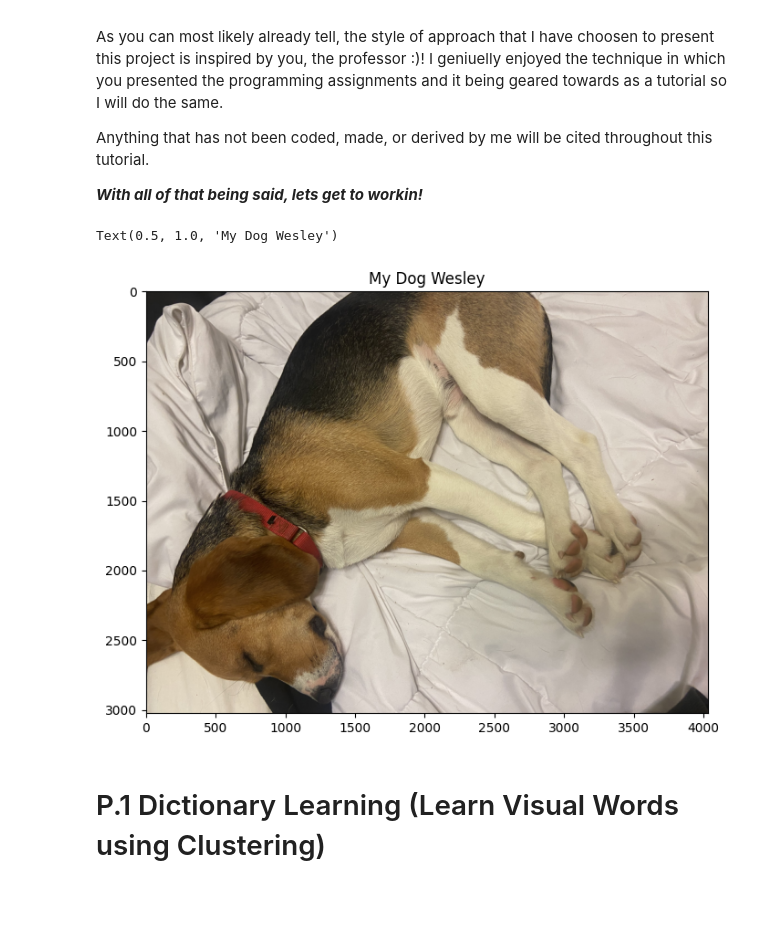
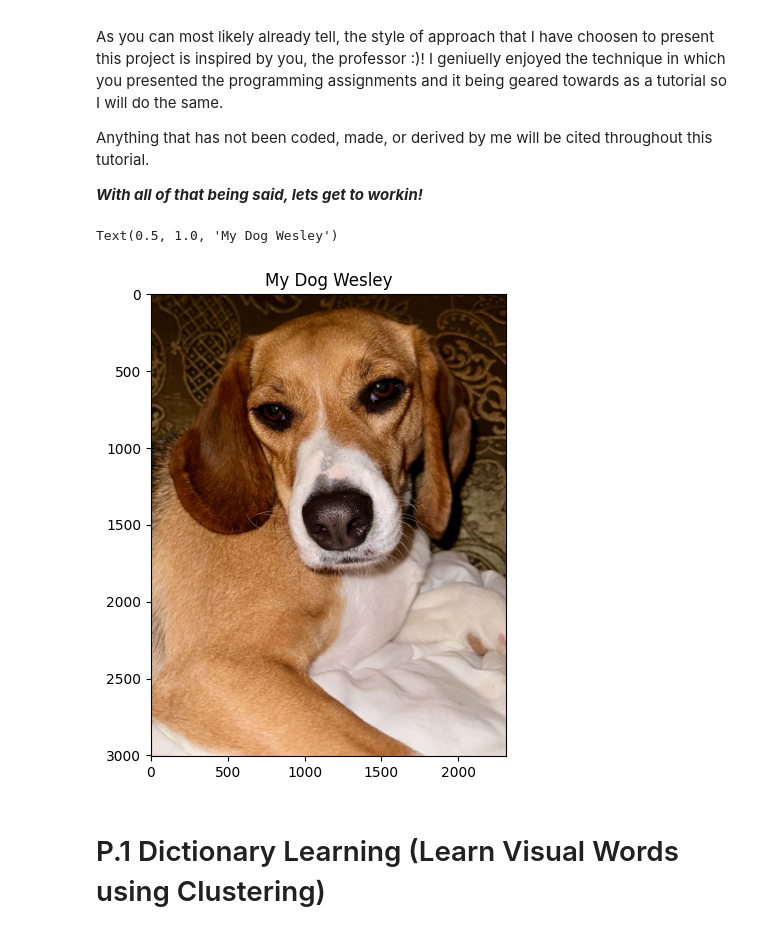
Before and after one commit to willdoesprojects/Bag-of-Words-Image-Classification, a Jupyter notebook: bags_of_word.ipynb, the cells around one changed output. Drawn from its saved outputs; the diff is of its cells as text; code cells hidden in the pictures; blank space fills up the shorter version.

```diff
--- a/bags_of_word.ipynb
+++ b/bags_of_word.ipynb
@@ -19,21 +19,23 @@ Anything that has not been coded, made, or derived by me will be cited throughou
 # %%
 #Run this code to make sure all imports are loaded correctly w/o error
 #Picture of my dog should load
 import numpy as np
 import math
 import matplotlib.pyplot as plt
 from PIL import Image
+from skimage.feature import hog
+# from cyvlfeat.hog import hog
 
 #load_image() function from programming assignments
 def load_image(filepath):
     img = Image.open(filepath)
     return (np.asarray(img).astype(float)/255)[:, :, :3]
 
 plt.figure(figsize=(12, 6))
-plt.imshow(load_image("./pictures/mypup.jpg"))
+plt.imshow(load_image("./pictures/mypup.jpeg"))
 plt.title("My Dog Wesley")
 # %% [output]
 Text(0.5, 1.0, 'My Dog Wesley')
-[figure, old version]
+[figure, new version]
 # %% [markdown]
 # P.1 Dictionary Learning (Learn Visual Words using Clustering)
```
Also changed, not shown: parts of 1 cell of this notebook, 4 other files.
